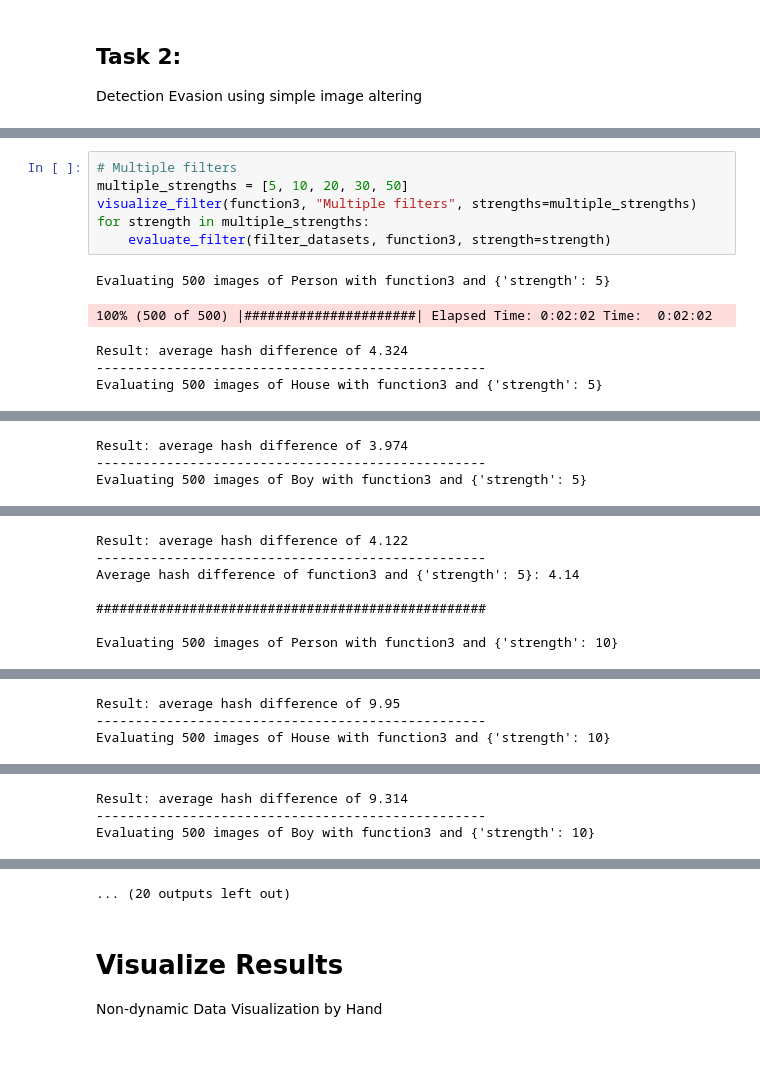
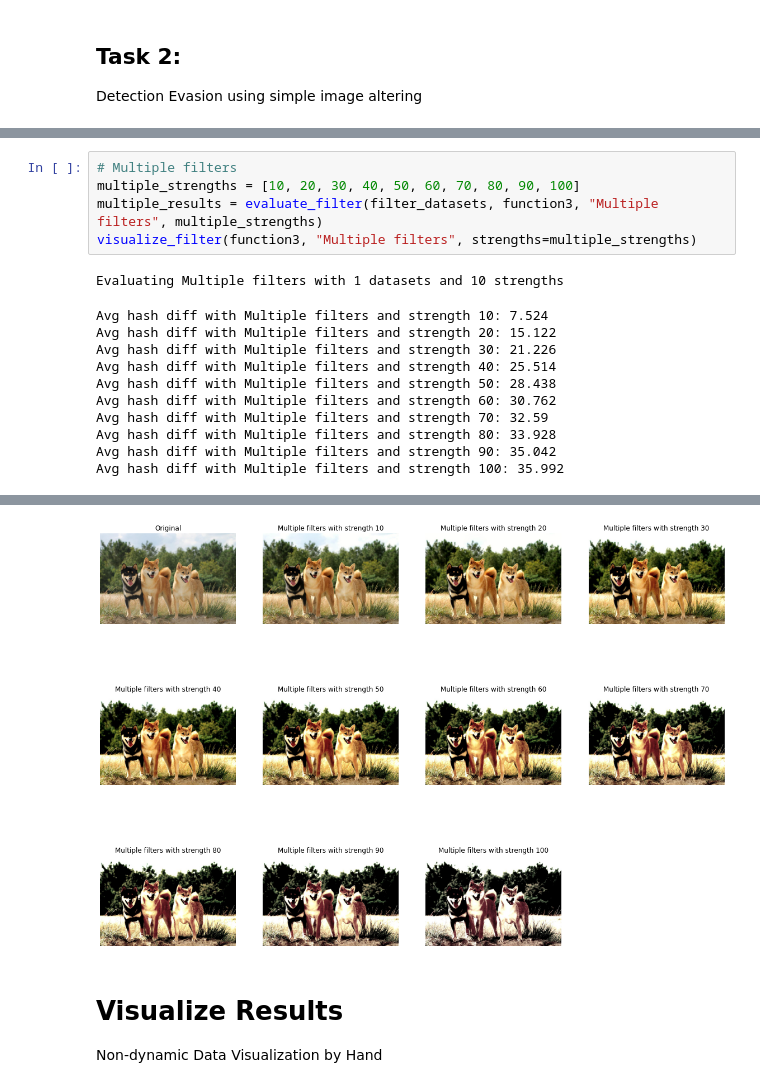
Before and after one commit to MaLoefUDS/MachineLearningInCybersecurity, a Jupyter notebook: project/code/project.ipynb, the cells around one changed output, grey strips where cells are left out. Cells and saved outputs as stored; diff of their text form; blank space fills up the shorter version.

```diff
--- a/project/code/project.ipynb
+++ b/project/code/project.ipynb
@@ -486,12 +456,17 @@ Evaluating 500 images of Boy with function2 and {'strength': 20}
 # %%
 # Multiple filters
-multiple_strengths = [5, 10, 20, 30, 50]
+multiple_strengths = [10, 20, 30, 40, 50, 60, 70, 80, 90, 100]
+multiple_results = evaluate_filter(filter_datasets, function3, "Multiple filters", multiple_strengths)
 visualize_filter(function3, "Multiple filters", strengths=multiple_strengths)
-for strength in multiple_strengths:
-    evaluate_filter(filter_datasets, function3, strength=strength)
 # %% [output]
-Evaluating 500 images of Person with function3 and {'strength': 5}
+Evaluating Multiple filters with 1 datasets and 10 strengths
-100% (500 of 500) |######################| Elapsed Time: 0:02:02 Time:  0:02:02
+Avg hash diff with Multiple filters and strength 10: 7.524
+Avg hash diff with Multiple filters and strength 20: 15.122
+Avg hash diff with Multiple filters and strength 30: 21.226
+Avg hash diff with Multiple filters and strength 40: 25.514
+Avg hash diff with Multiple filters and strength 50: 28.438
+Avg hash diff with Multiple filters and strength 60: 30.762
+Avg hash diff with Multiple filters and strength 70: 32.59
+Avg hash diff with Multiple filters and strength 80: 33.928
+Avg hash diff with Multiple filters and strength 90: 35.042
+Avg hash diff with Multiple filters and strength 100: 35.992
-Result: average hash difference of 4.324
---------------------------------------------------
-Evaluating 500 images of House with function3 and {'strength': 5}
@@ -499,3 +472,0 @@ Evaluating 500 images of House with function3 and {'strength': 5}
-Result: average hash difference of 3.974
---------------------------------------------------
-Evaluating 500 images of Boy with function3 and {'strength': 5}
@@ -503,7 +472,0 @@ Evaluating 500 images of Boy with function3 and {'strength': 5}
-Result: average hash difference of 4.122
---------------------------------------------------
-Average hash difference of function3 and {'strength': 5}: 4.14
-
-##################################################
-
-Evaluating 500 images of Person with function3 and {'strength': 10}
@@ -511,3 +472,0 @@ Evaluating 500 images of Person with function3 and {'strength': 10}
-Result: average hash difference of 9.95
---------------------------------------------------
-Evaluating 500 images of House with function3 and {'strength': 10}
@@ -515,3 +472,0 @@ Evaluating 500 images of House with function3 and {'strength': 10}
-Result: average hash difference of 9.314
---------------------------------------------------
-Evaluating 500 images of Boy with function3 and {'strength': 10}
@@ -519,4 +473,4 @@ Evaluating 500 images of Boy with function3 and {'strength': 10}
-... (20 outputs left out)
+[figure, added]
 # %% [markdown]
 # Visualize Results
 Non-dynamic Data Visualization by Hand
```
Also changed, not shown: parts of 9 cells of this notebook.
